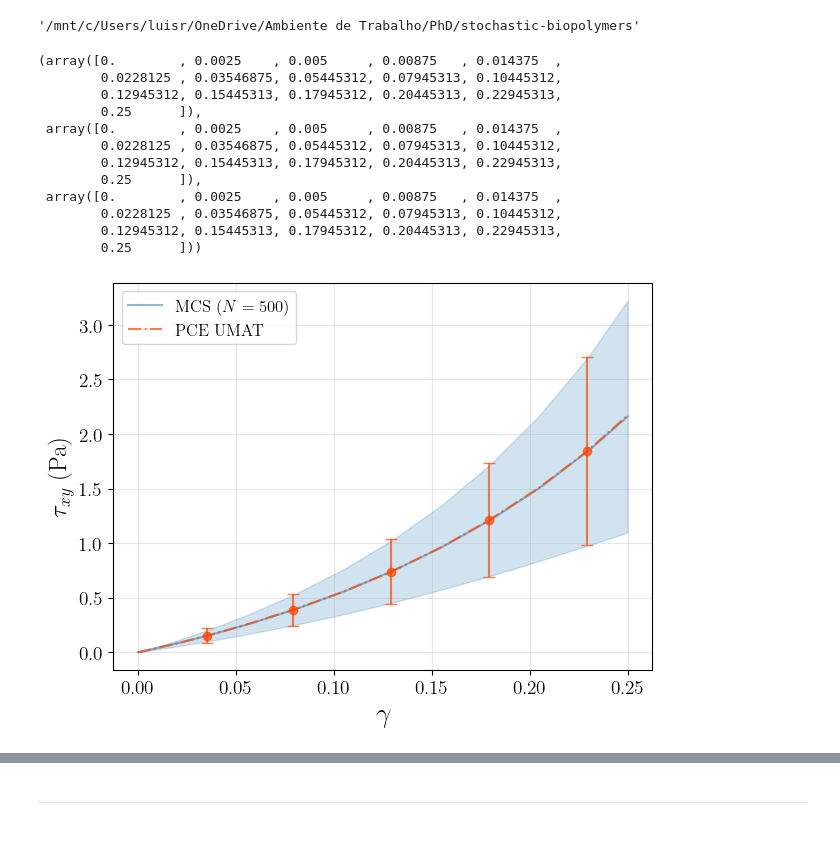
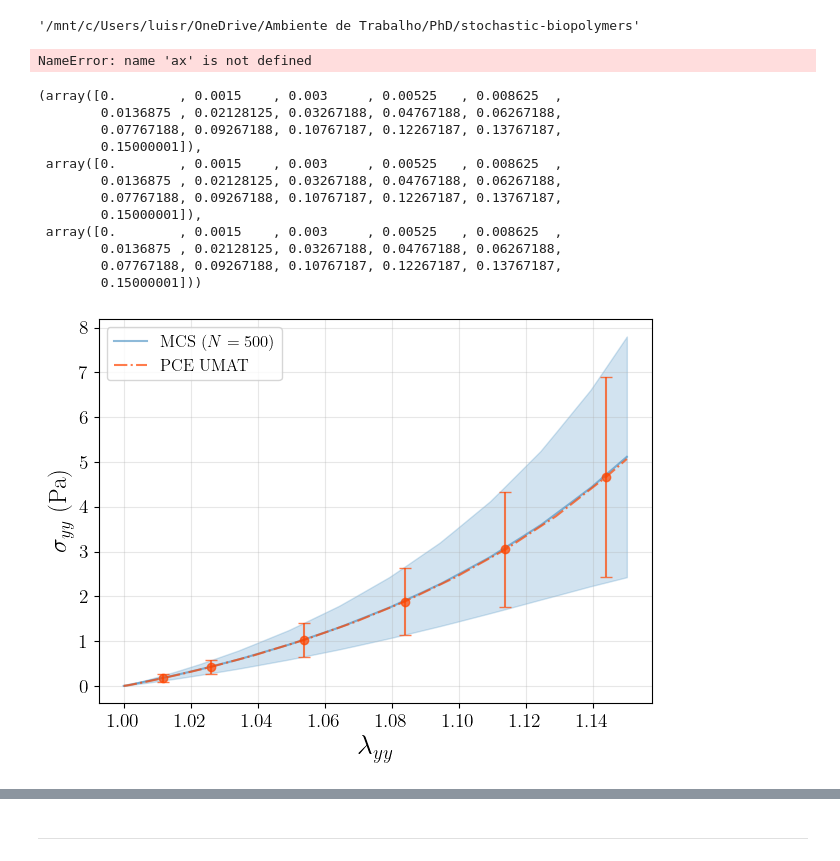
Before and after one commit to luisrlp/stochastic-biopolymers, a Jupyter notebook: notebooks/pce_aux.ipynb, the cells around one changed output, grey strips where cells are left out. Cells and saved outputs as stored; diff of their text form; code cells hidden in the pictures.

```diff
--- a/notebooks/pce_aux.ipynb
+++ b/notebooks/pce_aux.ipynb
@@ -876,8 +575,8 @@ os.chdir('..')
 os.chdir('models')
 os.getcwd()
 # file_list = os.listdir('best/1_4_1')
-file_list = ['best/1_1/rnd_500_LS_d2', 'best/1_2/LHS_500_LS_d2', 'best/1_3_1/rnd_500_LS_d2', 'best/1_3_2/rnd_2500_LS_d2']
-file_id = 'best/1_2/LHS_500_LS_d2'
+file_list = ['new_best/1_1', 'new_best/1_2', 'new_best/1_3', 'new_best/1_4', 'new_best/1_5']
+# file_id = 'best/1_2/LHS_500_LS_d2'
 
 distributions = {
     'normal': cp.Normal,
@@ -1350,8 +868,8 @@ os.getcwd()
 os.chdir('..')
 os.chdir('models')
 os.getcwd()
-# file_list = os.listdir('best/1_4_1')
-file_list = ['best/1_1/rnd_500_LS_d2', 'best/1_2/LHS_500_LS_d2', 'best/1_3_1/rnd_500_LS_d2', 'best/1_3_2/rnd_2500_LS_d2']
+file_list = os.listdir('new_best')
+# file_list = ['best/1_1/rnd_500_LS_d2', 'best/1_2/LHS_500_LS_d2', 'best/1_3_1/rnd_500_LS_d2', 'best/1_3_2/rnd_2500_LS_d2']
 file_id = 'best/1_2/LHS_500_LS_d2'
 
 distributions = {
@@ -1367,11 +885,11 @@ pce_model_list = []
 for file_id in file_list:
 
     # Load test results from pickle file
-    with open(f'{file_id}/test_results.pkl', 'rb') as file:
+    with open(f'new_best/{file_id}/test_results.pkl', 'rb') as file:
         test_results = pickle.load(file)
 
     # Load the pce model from pickle file
-    with open(f'{file_id}/pce_model.pkl', 'rb') as file:
+    with open(f'new_best/{file_id}/pce_model.pkl', 'rb') as file:
         pce_model = pickle.load(file)
 
     # test_results_list.append(test_results)
@@ -1512,46 +1081,49 @@ os.getcwd()
 '/mnt/c/Users/luisr/OneDrive/Ambiente de Trabalho/PhD/stochastic-biopolymers'
 # %%
 # To load
-with open('data/abaqus_data.pkl', 'rb') as f:
+with open('data/abaqus_data_bi.pkl', 'rb') as f:
     abaqus_data = pickle.load(f)
 # %%
-ax[0].plot(stretch_array, force_array, label='mean', color='blue')
-# ax[0].plot(stretch_array, force_array + force_std_array, color='blue', linestyle='--', alpha=0.7, label='std')
-# ax[0].plot(stretch_array, force_array - force_std_array, color='blue', linestyle='--', alpha=0.7)
-ax[0].errorbar(stretch_array, force_array, yerr=force_std_array, fmt='o', label='std', color='dodgerblue', capsize=3, alpha=0.7)
-ax[0].set_ylabel('$f$', fontsize=14)
+# ax[0].plot(stretch_array, force_array, label='mean', color='blue')
+# # ax[0].plot(stretch_array, force_array + force_std_array, color='blue', linestyle='--', alpha=0.7, label='std')
+# # ax[0].plot(stretch_array, force_array - force_std_array, color='blue', linestyle='--', alpha=0.7)
+# ax[0].errorbar(stretch_array, force_array, yerr=force_std_array, fmt='o', label='std', color='dodgerblue', capsize=3, alpha=0.7)
+# ax[0].set_ylabel('$f$', fontsize=14)
+# %% [output]
+NameError: name 'ax' is not defined
 # %%
-output = np.load('data/output_econd.npy')
-output_plus = np.load('data/output_plus_std.npy')
-output_minus = np.load('data/output_minus_std.npy')
+output = np.load('data/output_e_bi.npy')
+output_plus = np.load('data/output_plus_bi.npy')
+output_minus = np.load('data/output_minus_bi.npy')
 output.shape, output_plus.shape, output_minus.shape
 output[0], output_plus[0], output_minus[0]
 # %% [output]
-(array([0.        , 0.0025    , 0.005     , 0.00875   , 0.014375  ,
-        0.0228125 , 0.03546875, 0.05445312, 0.07945313, 0.10445312,
-        0.12945312, 0.15445313, 0.17945312, 0.20445313, 0.22945313,
-        0.25      ]),
- array([0.        , 0.0025    , 0.005     , 0.00875   , 0.014375  ,
-        0.0228125 , 0.03546875, 0.05445312, 0.07945313, 0.10445312,
-        0.12945312, 0.15445313, 0.17945312, 0.20445313, 0.22945313,
-        0.25      ]),
- array([0.        , 0.0025    , 0.005     , 0.00875   , 0.014375  ,
-        0.0228125 , 0.03546875, 0.05445312, 0.07945313, 0.10445312,
-        0.12945312, 0.15445313, 0.17945312, 0.20445313, 0.22945313,
-        0.25      ]))
+(array([0.        , 0.0015    , 0.003     , 0.00525   , 0.008625  ,
+        0.0136875 , 0.02128125, 0.03267188, 0.04767188, 0.06267188,
+        0.07767188, 0.09267188, 0.10767187, 0.12267187, 0.13767187,
+        0.15000001]),
+ array([0.        , 0.0015    , 0.003     , 0.00525   , 0.008625  ,
+        0.0136875 , 0.02128125, 0.03267188, 0.04767188, 0.06267188,
+        0.07767188, 0.09267188, 0.10767187, 0.12267187, 0.13767187,
+        0.15000001]),
+ array([0.        , 0.0015    , 0.003     , 0.00525   , 0.008625  ,
+        0.0136875 , 0.02128125, 0.03267188, 0.04767188, 0.06267188,
+        0.07767188, 0.09267188, 0.10767187, 0.12267187, 0.13767187,
+        0.15000001]))
 # %%
 data_list_x = []
 data_list_y = []
 
 ### N_OUTPUTS = 7 -> u1, u2, s_principal, s11, s22, s12, t
 
-stress_symbols = ['a', 'a', '$\sigma_{\mathrm{VM}}$', '$\\sigma_{xx}$', '$\\sigma_{yy}$', '$\\tau_{xy}$', 't']
-stress_idx = -2
+stress_symbols = ['$\lambda_{xx}$', '$\lambda_{yy}$', '$\sigma_{\mathrm{VM}}$', '$\\sigma_{xx}$', '$\\sigma_{yy}$', '$\\tau_{xy}$', 't']
+stress_idx = -3
+disp_idx = 1
 n=500
 
 # Example for range 20, 30, 50, 100, 200!!!
 for i in range(n):
-    data_list_x.append(abaqus_data[i][0, :])
+    data_list_x.append(abaqus_data[i][disp_idx, :])
     data_list_y.append(abaqus_data[i][stress_idx, :])
 
 # Common x-grid
@@ -1565,41 +1137,41 @@ for x, y in zip(data_list_x, data_list_y):
 
 data_y_interp = np.vstack(interpolated_ys)
 
 # Create a DataFrame for Seaborn
 df = pd.DataFrame(data_y_interp, columns=x_common)
 df_melted = df.melt(var_name='x', value_name='y')
-df_melted['x'] = df_melted['x'].astype(float)
+df_melted['x'] = df_melted['x'].astype(float) + 1
 
-output_mean = np.load('data/output_econd.npy')
-output_plus = np.load('data/output_plus_std.npy')
-output_minus = np.load('data/output_minus_std.npy')
+output_mean = output
+# output_plus = output_plus
+# output_minus = np.load('data/output_minus_std.npy')
 output_std = output_plus[stress_idx, :] - output_mean[stress_idx, :]
 
-x = output_mean[0, :]
+x = output_mean[disp_idx, :] + 1
 y = output_mean[stress_idx, :]
 
 step = 2
 x_err = x[::step][3:]
 y_err = y[::step][3:]
 std_err = output_std[::step][3:]
 
 plt.figure()
 # sns.lineplot(data=df_melted, x='x', y='y', errorbar='sd', label='MCS ($N=1000$)')
 sns.lineplot(data=df_melted, x='x', y='y', errorbar='sd', label=f'MCS ($N={n}$)', alpha=0.5)
 plt.plot(x, y, color='orangered', linestyle='-.', label='PCE UMAT', alpha = 0.7)
 plt.errorbar(x_err, y_err, yerr=std_err, fmt='o', color='orangered', capsize = 4, alpha = 0.7)
-plt.xlabel("$\gamma$", fontsize=20)
+plt.xlabel("$\lambda_{yy}$", fontsize=20)
 plt.ylabel(f"{stress_symbols[stress_idx]} (Pa)", fontsize=18)
 plt.xticks(fontsize=14)
 plt.yticks(fontsize=14)
 plt.grid(True, alpha=0.3)
 plt.legend(fontsize=12)
 
 plt.tight_layout()
-plt.savefig('figures/fem_sig12.svg', bbox_inches='tight')
+plt.savefig('figures/fem_sig22_uni.pdf', bbox_inches='tight')
 plt.show()
 # %% [output]
-[figure, old version]
+[figure, new version]
 # %%
 data_list_x = []
 data_list_y = []
```
Also changed, not shown: parts of 81 cells of this notebook, 2 other files.
